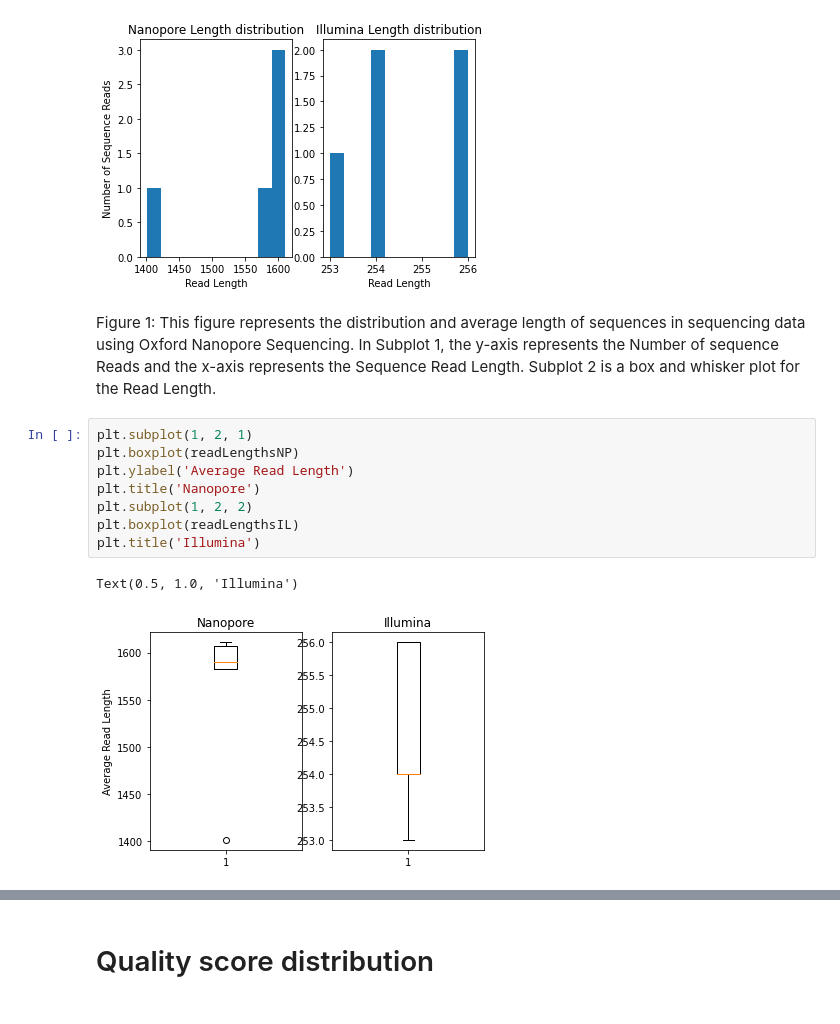
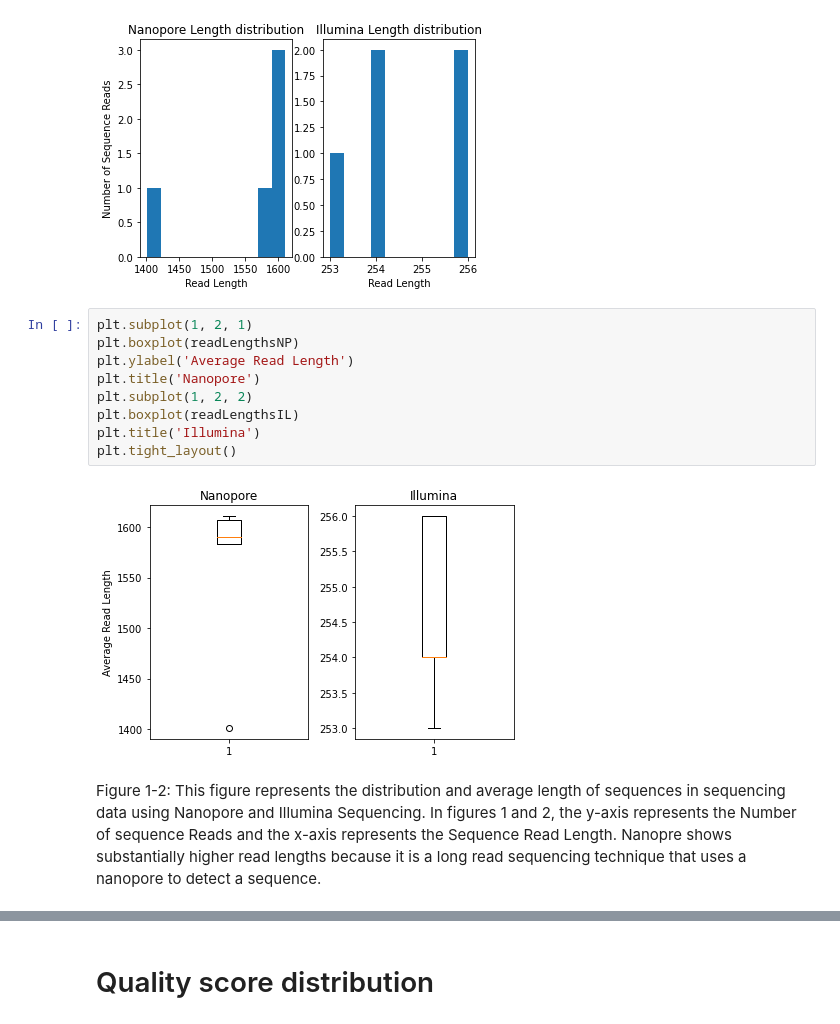
Before and after one commit to zealjinwala/Computational-Analysis, a Jupyter notebook: DNASeqAnalysis.ipynb, the cells around one changed output, grey strips where cells are left out. Drawn from its saved outputs; the diff is of its cells as text.

```diff
--- a/DNASeqAnalysis.ipynb
+++ b/DNASeqAnalysis.ipynb
@@ -36,16 +36,16 @@ plt.title('Illumina Length distribution')
 # %% [output]
 Text(0.5, 1.0, 'Illumina Length distribution')
 [figure]
+# %%
+plt.subplot(1, 2, 1)
+plt.boxplot(readLengthsNP)
+plt.ylabel('Average Read Length')
+plt.title('Nanopore')
+plt.subplot(1, 2, 2)
+plt.boxplot(readLengthsIL)
+plt.title('Illumina')
+plt.tight_layout()
+# %% [output]
+[figure, added]
 # %% [markdown]
-Figure 1: This figure represents the distribution and average length of sequences in sequencing data using Oxford Nanopore Sequencing. In Subplot 1,  the y-axis represents the Number of sequence Reads and the x-axis represents the Sequence Read Length. Subplot 2 is a box and whisker plot for the Read Length.
+Figure 1-2: This figure represents the distribution and average length of sequences in sequencing data using Nanopore and Illumina Sequencing. In figures 1 and 2,  the y-axis represents the Number of sequence Reads and the x-axis represents the Sequence Read Length. Nanopre shows substantially higher read lengths because it is a long read sequencing technique that uses a nanopore to detect a sequence.
-# %%
-plt.subplot(1, 2, 1)
-plt.boxplot(readLengthsNP)
-plt.ylabel('Average Read Length')
-plt.title('Nanopore')
-plt.subplot(1, 2, 2)
-plt.boxplot(readLengthsIL)
-plt.title('Illumina')
-# %% [output]
-Text(0.5, 1.0, 'Illumina')
-[figure, removed]
```
Also changed, not shown: parts of 8 cells of this notebook.
